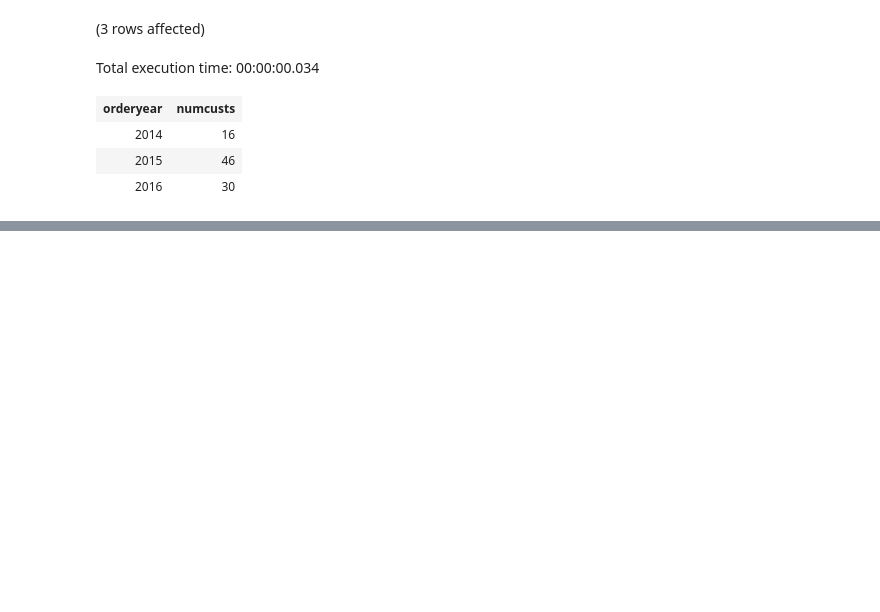
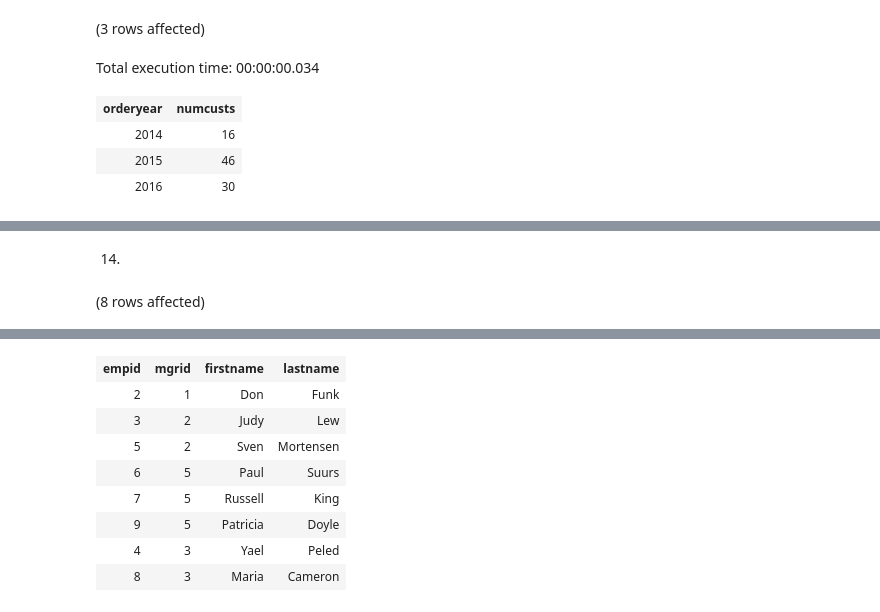
Before and after one commit to ryanmohamed/tsql_hw3, a Jupyter notebook: chapter5.ipynb, the cells around one changed output, grey strips where cells are left out. Saved outputs shown, nothing was run; the diff lists cells and outputs as text; code cells hidden in the pictures; blank space fills up the shorter version.

```diff
--- a/chapter5.ipynb
+++ b/chapter5.ipynb
@@ -220,0 +297,26 @@ Total execution time: 00:00:00.034
+# %% [markdown]
+14)
+# %%
+use Northwinds2022TSQLV7;
+
+WITH EmpsCTE AS
+(
+  SELECT EmployeeId as empid,
+        EmployeeManagerId as  mgrid,
+        EmployeeFirstName as firstname,
+        EmployeeLastName as lastname
+  FROM HumanResources.Employee
+  WHERE EmployeeId = 2
+
+  UNION ALL --union the two tables, unioning a table to an operation including itself!
+
+  --use employee2 table and employees table to derive a new one
+  SELECT C.EmployeeId, C.EmployeeManagerId, C.EmployeeFirstName, C.EmployeeLastName
+  FROM EmpsCTE AS P
+    INNER JOIN HumanResources.Employee AS C
+      ON C.EmployeeManagerId = P.empid
+)
+SELECT empid, mgrid, firstname, lastname
+FROM EmpsCTE;
+# %% [output]
+(8 rows affected)
@@ -220,0 +324,9 @@ Total execution time: 00:00:00.034
+| empid | mgrid | firstname | lastname |
+| 2 | 1 | Don | Funk |
+| 3 | 2 | Judy | Lew |
+| 5 | 2 | Sven | Mortensen |
+| 6 | 5 | Paul | Suurs |
+| 7 | 5 | Russell | King |
+| 9 | 5 | Patricia | Doyle |
+| 4 | 3 | Yael | Peled |
+| 8 | 3 | Maria | Cameron |
```
Also changed, not shown: parts of 8 cells of this notebook.
